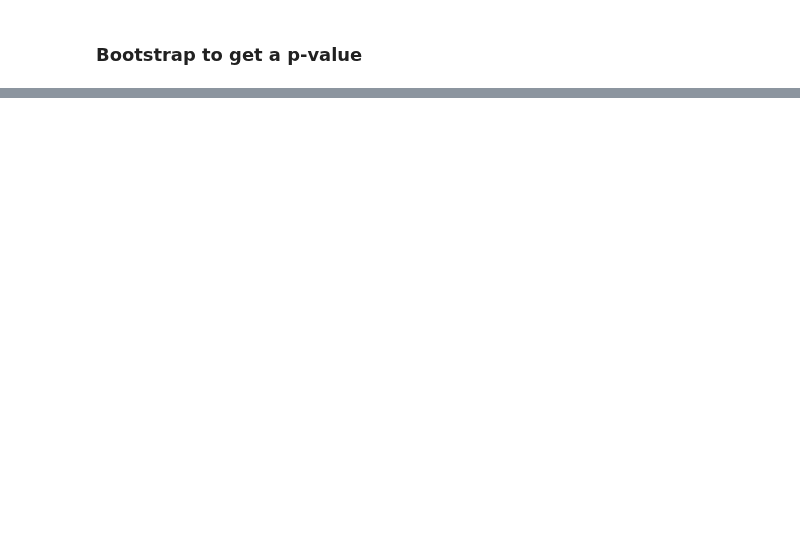
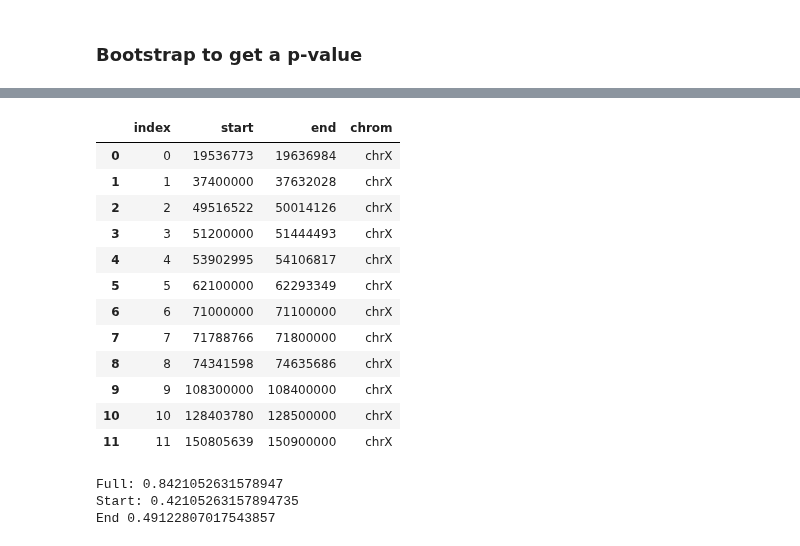
Before and after one commit to munch-group/hic-spermatogenesis, a Jupyter notebook: notebooks/04_genominterv.ipynb, the cells around one changed output, grey strips where cells are left out. Cells and saved outputs as stored; diff of their text form; code cells hidden in the pictures; blank space fills up the shorter version.

```diff
--- a/notebooks/04_genominterv.ipynb
+++ b/notebooks/04_genominterv.ipynb
@@ -187,0 +364,26 @@ jacccard_stat, p_value
+# %%
+from genominterv import interval_intersect
+
+full_df = dataframes['round_spermatid_100kb_arms']
+full_intersect = interval_intersect(full_df, ech90)
+
+edge_df = edges['round_spermatid_100kb_arms_edges']
+start_edge_df = edge_df[edge_df['label']== 'start_edge']
+end_edge_df = edge_df[edge_df['label']== 'end_edge']
+
+start_edge_intersect = interval_intersect(start_edge_df, ech90)
+end_edge_intersect = interval_intersect(end_edge_df, ech90)
+
+
+
+# Plot full
+plot_regions(full_df, ech90, full_intersect)
+plt.suptitle('Full')
+
+# Plot start edge
+plot_regions(edge_df, ech90, edge_intersect)
+plt.suptitle('Start edge')
+
+# Plot end edge
+plot_regions(edge_df, ech90, edge_intersect)
+plt.suptitle('End edge')
@@ -187,0 +398,28 @@ jacccard_stat, p_value
+# %%
+# Determine the proportion of total regions in ECH90 that lies on compartment edges
+display(full_intersect)
+# Proportion of ECH90 on full regions
+print('Full:', full_intersect.size / ech90.size)
+
+# # Proportion of ECH90 on start edges
+print('Start:', start_edge_intersect.size / ech90.size)
+
+# # Proportion of ECH90 on end edges
+print('End', end_edge_intersect.size / ech90.size)
+# %% [output]
+|  | index | start | end | chrom |
+| 0 | 0 | 19536773 | 19636984 | chrX |
+| 1 | 1 | 37400000 | 37632028 | chrX |
+| 2 | 2 | 49516522 | 50014126 | chrX |
+| 3 | 3 | 51200000 | 51444493 | chrX |
+| 4 | 4 | 53902995 | 54106817 | chrX |
+| 5 | 5 | 62100000 | 62293349 | chrX |
+| 6 | 6 | 71000000 | 71100000 | chrX |
+| 7 | 7 | 71788766 | 71800000 | chrX |
+| 8 | 8 | 74341598 | 74635686 | chrX |
+| 9 | 9 | 108300000 | 108400000 | chrX |
+| 10 | 10 | 128403780 | 128500000 | chrX |
+| 11 | 11 | 150805639 | 150900000 | chrX |
+Full: 0.8421052631578947
+Start: 0.42105263157894735
+End 0.49122807017543857
```
Also changed, not shown: parts of 13 cells of this notebook, 47 other files.
